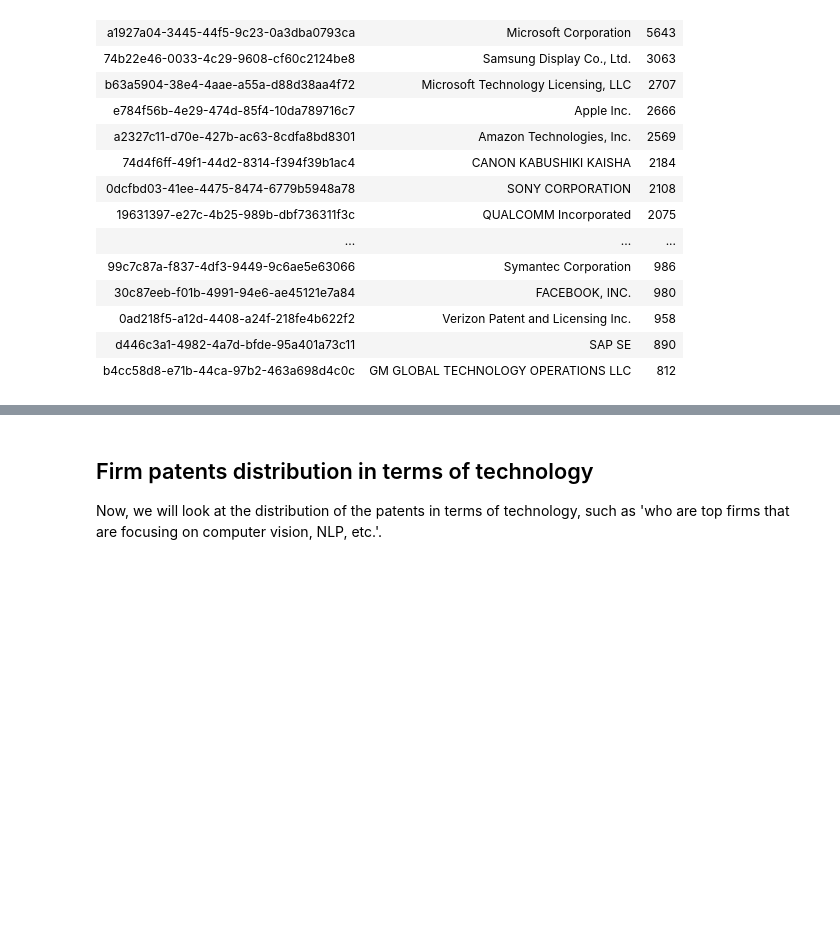
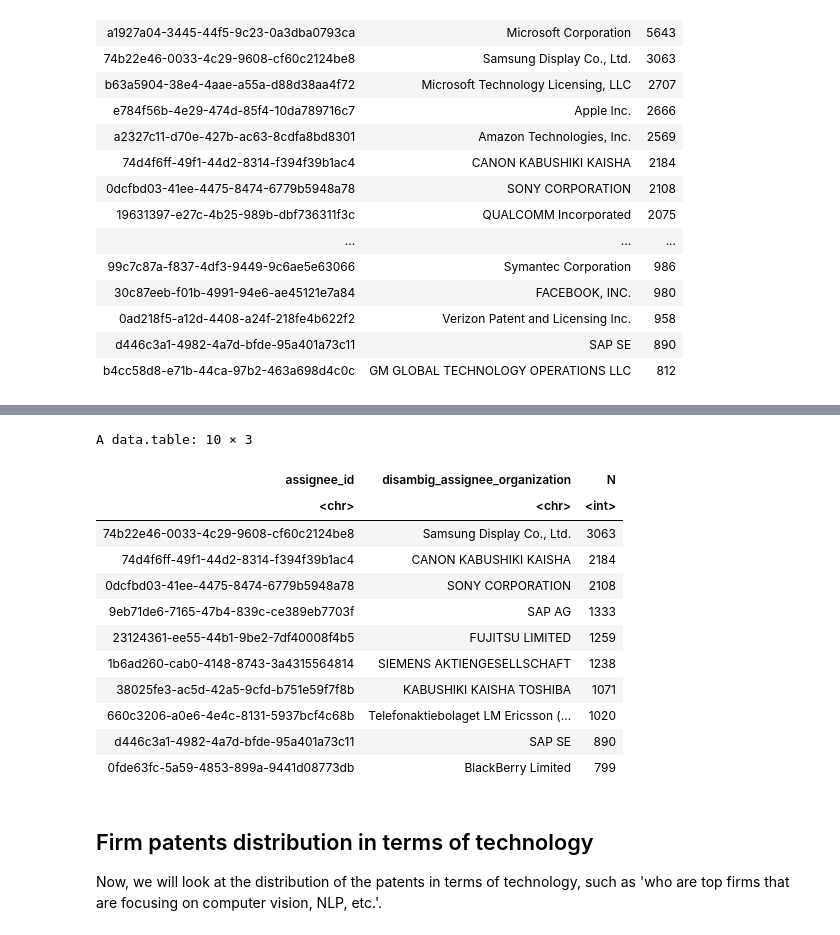
Before and after one commit to oceanumeric/ININ-tutorial, a Jupyter notebook: labs/lab2_part_B.ipynb, the cells around one changed output, grey strips where cells are left out. Drawn from its saved outputs; the diff is of its cells as text; code cells hidden in the pictures; blank space fills up the shorter version.

```diff
--- a/labs/lab2_part_B.ipynb
+++ b/labs/lab2_part_B.ipynb
@@ -249,3 +270,24 @@ A data.table: 30 × 3
+# %%
+patents_with_assignee %>%
+    # foreign firm
+    .[assignee_type == 3] %>%
+    .[, .N, by = c('assignee_id', 'disambig_assignee_organization')] %>%
+    .[order(-N)] %>%
+    head(10)
+# %% [output]
+A data.table: 10 × 3
+| assignee_id | disambig_assignee_organization | N |
+| <chr> | <chr> | <int> |
+| 74b22e46-0033-4c29-9608-cf60c2124be8 | Samsung Display Co., Ltd. | 3063 |
+| 74d4f6ff-49f1-44d2-8314-f394f39b1ac4 | CANON KABUSHIKI KAISHA | 2184 |
+| 0dcfbd03-41ee-4475-8474-6779b5948a78 | SONY CORPORATION | 2108 |
+| 9eb71de6-7165-47b4-839c-ce389eb7703f | SAP AG | 1333 |
+| 23124361-ee55-44b1-9be2-7df40008f4b5 | FUJITSU LIMITED | 1259 |
+| 1b6ad260-cab0-4148-8743-3a4315564814 | SIEMENS AKTIENGESELLSCHAFT | 1238 |
+| 38025fe3-ac5d-42a5-9cfd-b751e59f7f8b | KABUSHIKI KAISHA TOSHIBA | 1071 |
+| 660c3206-a0e6-4e4c-8131-5937bcf4c68b | Telefonaktiebolaget LM Ericsson (... | 1020 |
+| d446c3a1-4982-4a7d-bfde-95a401a73c11 | SAP SE | 890 |
+| 0fde63fc-5a59-4853-899a-9441d08773db | BlackBerry Limited | 799 |
 # %% [markdown]
 ## Firm patents distribution in terms of technology
 
```
Also changed, not shown: parts of 4 cells of this notebook.
